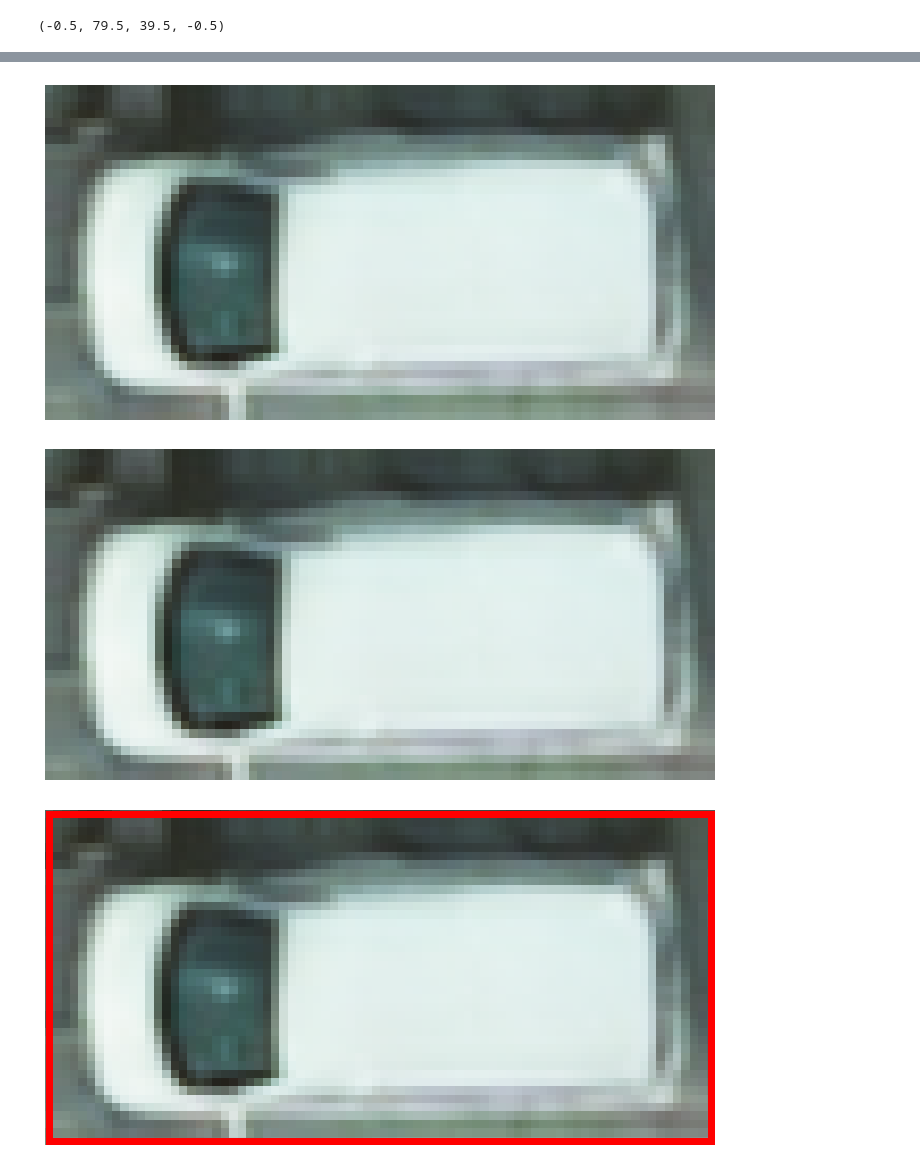
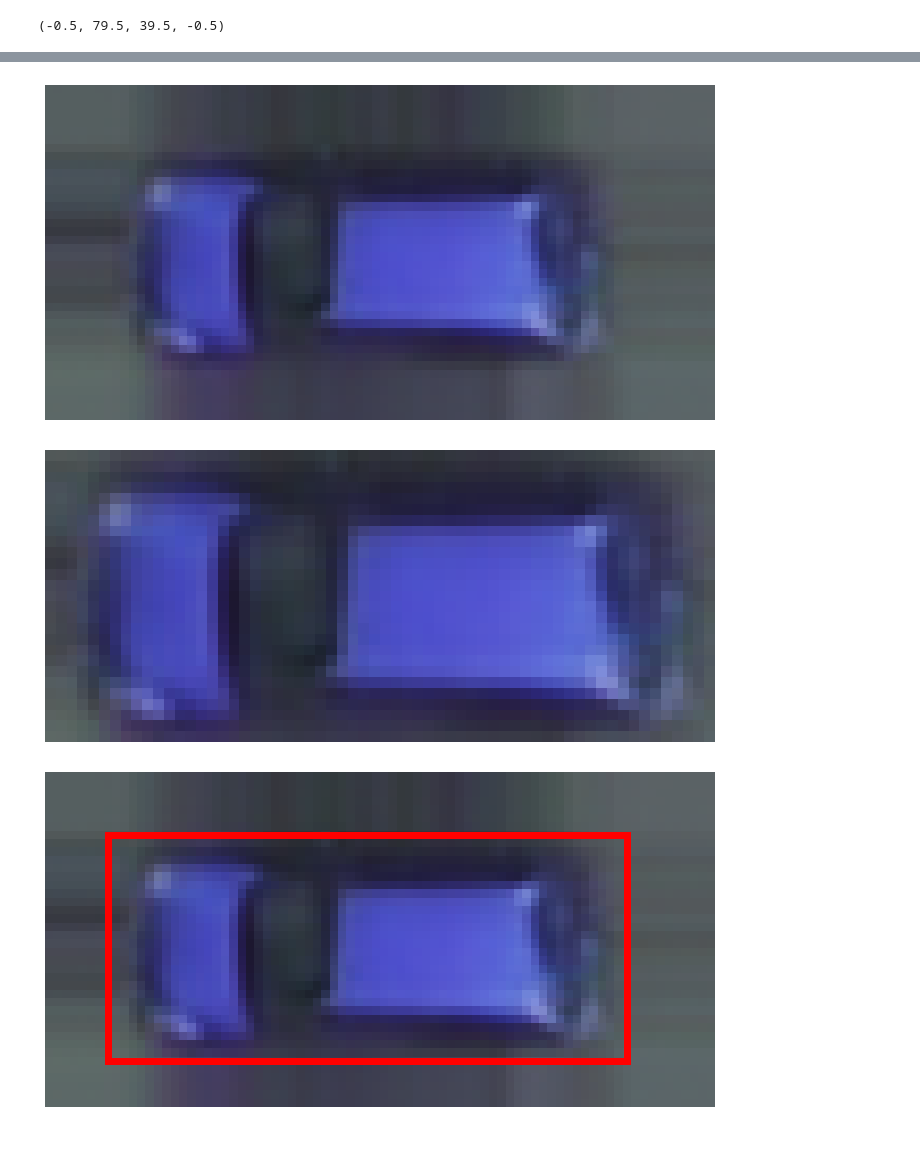
Before and after one commit to HCA97/Master-Thesis, a Jupyter notebook: munit_crop_cars.ipynb, the cells around one changed output, grey strips where cells are left out. Saved outputs shown, nothing was run; the diff lists cells and outputs as text; code cells hidden in the pictures; blank space fills up the shorter version.

```diff
--- a/munit_crop_cars.ipynb
+++ b/munit_crop_cars.ipynb
@@ -20,7 +138,7 @@ from scripts import *
 # %%
 img_dim = (3, 40, 80)
 n_samples = 1
-path = "experiments/munit_version_2_larger_image/lightning_logs/version_0/checkpoints/epoch=424.ckpt"
+path = "experiments/munit_version_2_larger_image_corrected/lightning_logs/version_1/checkpoints/epoch=899.ckpt"
 potsdam_dir = "../potsdam_data/potsdam_cars_all"
 artificial_dir = "../potsdam_data/cem-v0/v2/training_tightcanvas_graybackground"
 
@@ -112,6 +190,7 @@ img_real, img_fake = next(iter(dataloader))
 # %%
 img_contents = img_fake.to(model.device)
 random_styles = th.normal(0, 1, size=(n_samples, model.generator.style_dim), device=model.device)
+# random_styles = th.zeros((n_samples, model.generator.style_dim), device=model.device)
 
 
 contents, _ = enc1(img_contents)
@@ -134,14 +213,16 @@ plt.xticks([])
 plt.yticks([])
 plt.axis("off")
 
-m = th.squeeze(before_rgb[19]).numpy()
+m = th.squeeze(before_rgb[6]).numpy()
 m /= m.max()
 m[m < 0.1] = 0
 m[m > 0.1] = 1
 r, c = np.where(m == 1)
-buffer = 4
-r_min, r_max = max(0, r.min() - buffer), min(img_dim[1], r.max() + buffer)
-c_min, c_max = max(0, c.min() - buffer), min(img_dim[2], c.max() + buffer)
+bufferx = 3
+buffery = 3
+r_min, r_max = max(0, r.min() - bufferx), min(img_dim[1], r.max() + bufferx)
+c_min, c_max = max(0, c.min() - buffery), min(img_dim[2], c.max() + buffery)
+
 
 m = (th.squeeze(img_realistic.detach().cpu()).permute(1, 2, 0).numpy() + 1) / 2
 
@@ -166,6 +247,6 @@ plt.axis("off")
-[figure, old version]
+[figure, new version]
-[figure, old version]
+[figure, new version]
-[figure, old version]
+[figure, new version]
 # %%
 contents, styles = enc1(img_contents)
 img_realistic = dec2(contents, random_styles, False)
```
Also changed, not shown: parts of 12 cells of this notebook, 43 other files.
